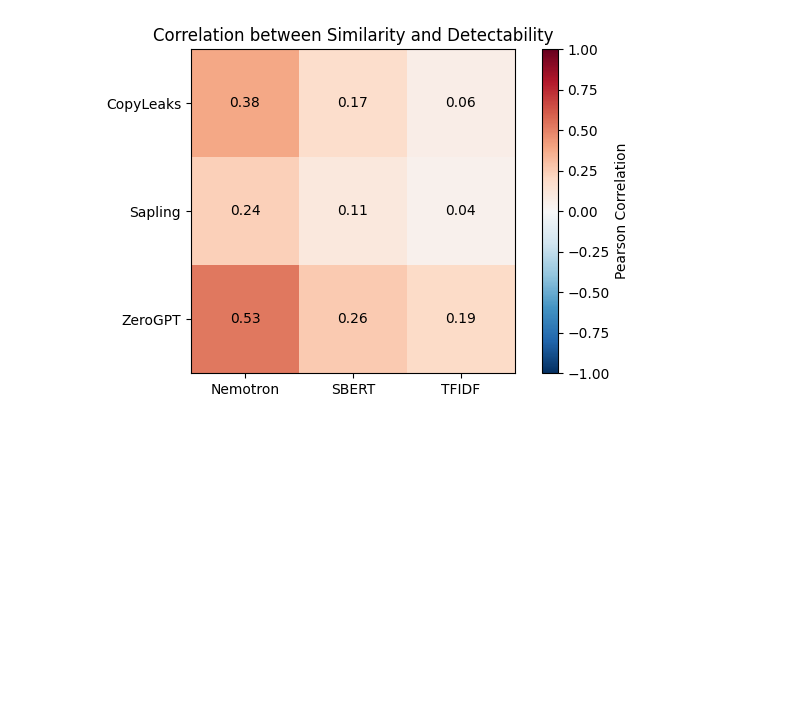
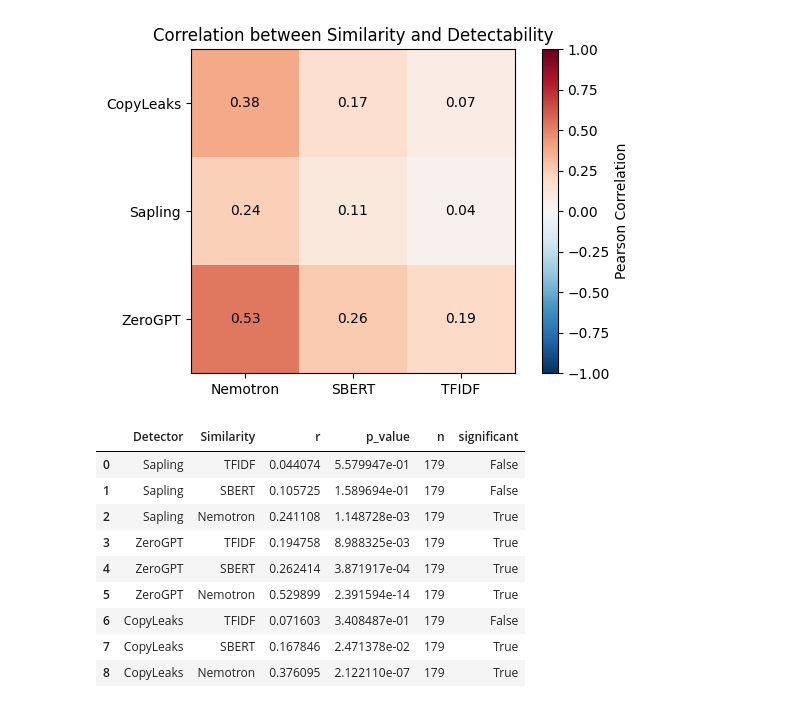
Before and after one commit to warit-tee/FYP, a Jupyter notebook: detect_similarity/detect_similarity_v2.ipynb, the cells around one changed output. Drawn from its saved outputs; the diff is of its cells as text; code cells hidden in the pictures; blank space fills up the shorter version.

```diff
--- a/detect_similarity/detect_similarity_v2.ipynb
+++ b/detect_similarity/detect_similarity_v2.ipynb
@@ -262,3 +274,39 @@ plt.tight_layout()
 plt.show()
 # %% [output]
 [figure]
+# %%
+from scipy import stats
+
+sig_rows = []
+
+for det in detectors:
+    for sim in similarities:
+        x = plot_df[sim].dropna()
+        y = plot_df[det].dropna()
+
+        # Align on shared index
+        combined = pd.concat([x, y], axis=1).dropna()
+        r, p = stats.pearsonr(combined[sim], combined[det])
+
+        sig_rows.append({
+            'Detector': det,
+            'Similarity': sim,
+            'r': r,
+            'p_value': p,
+            'n': len(combined),
+            'significant': p < 0.05
+        })
+
+sig_df = pd.DataFrame(sig_rows)
+sig_df
+# %% [output]
+|  | Detector | Similarity | r | p_value | n | significant |
+| 0 | Sapling | TFIDF | 0.044074 | 5.579947e-01 | 179 | False |
+| 1 | Sapling | SBERT | 0.105725 | 1.589694e-01 | 179 | False |
+| 2 | Sapling | Nemotron | 0.241108 | 1.148728e-03 | 179 | True |
+| 3 | ZeroGPT | TFIDF | 0.194758 | 8.988325e-03 | 179 | True |
+| 4 | ZeroGPT | SBERT | 0.262414 | 3.871917e-04 | 179 | True |
+| 5 | ZeroGPT | Nemotron | 0.529899 | 2.391594e-14 | 179 | True |
+| 6 | CopyLeaks | TFIDF | 0.071603 | 3.408487e-01 | 179 | False |
+| 7 | CopyLeaks | SBERT | 0.167846 | 2.471378e-02 | 179 | True |
+| 8 | CopyLeaks | Nemotron | 0.376095 | 2.122110e-07 | 179 | True |
```
Also changed, not shown: parts of 11 cells of this notebook.
